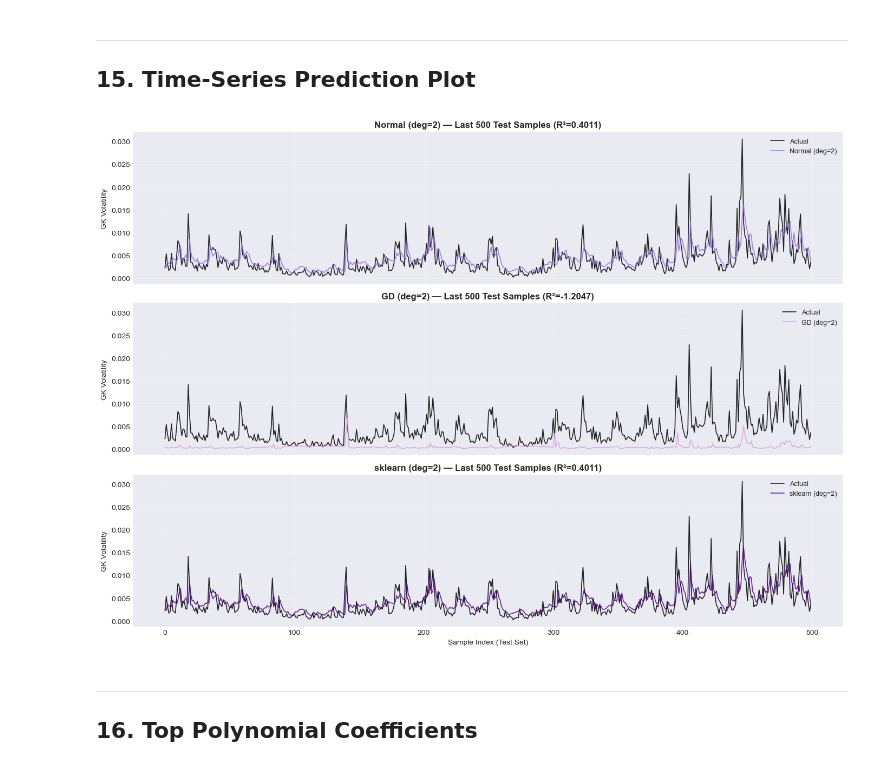
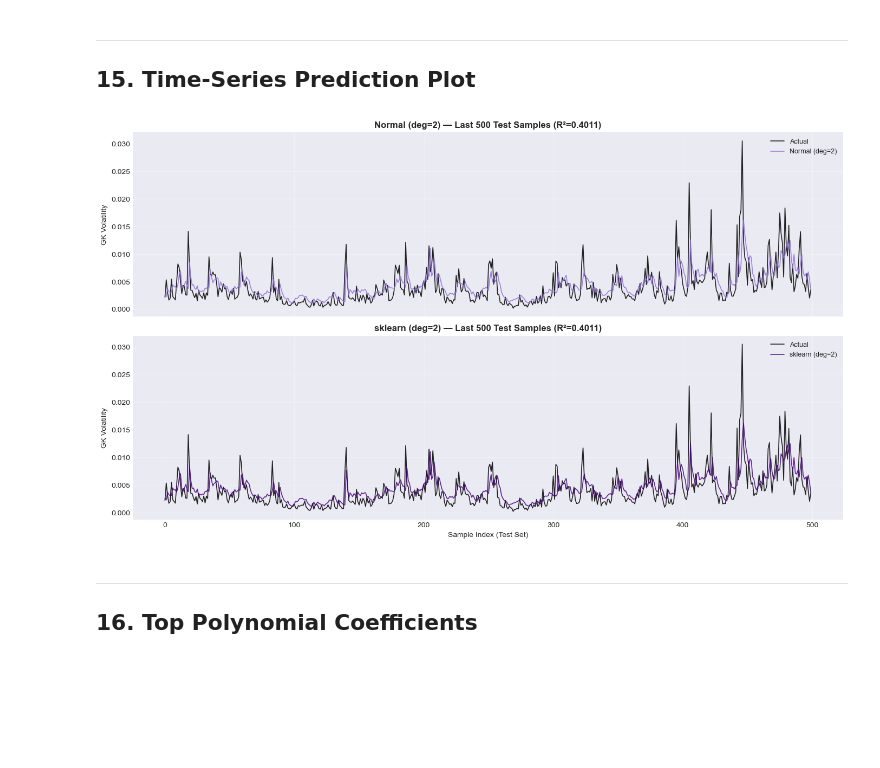
Before and after one commit to mihiniboteju/cryptoflow, a Jupyter notebook: Notebooks/4C_polynomial_regression.ipynb, the cells around one changed output. Cells and saved outputs as stored; diff of their text form; code cells hidden in the pictures; blank space fills up the shorter version.

```diff
--- a/Notebooks/4C_polynomial_regression.ipynb
+++ b/Notebooks/4C_polynomial_regression.ipynb
@@ -584,6 +471,0 @@ Poly sklearn (deg=2)          4908.0  2647.0  2670.0   410.0    0.7104     0.647
-# %%
-for name, res in bin_results.items():
-    y_pred_bin = (models_pred[name][1] >= threshold).astype(int)
-    safe_name  = name.replace(' ', '_').replace('(', '').replace(')', '').replace('=','').replace(',','')
-    plot_confusion_matrix(y_true_bin, y_pred_bin, name,
-                          os.path.join(PLOTS_DIR, f'cm_poly_{safe_name}.png'))
@@ -643,0 +472,14 @@ plt.show()
+# %%
+# Loss curve for Normal Equation (single point) — shown as reference
+fig, ax = plt.subplots(figsize=(8, 5))
+ax.bar(['Normal Eq (scratch)', 'sklearn'],
+       [r2_score(y_train, y_pred_train_normal), r2_score(y_train, y_pred_train_sk)],
+       color=['mediumpurple', 'indigo'], edgecolor='black', alpha=0.85)
+ax.set_ylabel('Train R²')
+ax.set_title(f'Polynomial Regression — Train R² (deg={best_deg})', fontweight='bold')
+ax.grid(axis='y', alpha=0.4)
+for i, v in enumerate([r2_score(y_train, y_pred_train_normal), r2_score(y_train, y_pred_train_sk)]):
+    ax.text(i, v + 0.001, f'{v:.4f}', ha='center', va='bottom', fontsize=11)
+plt.tight_layout()
+plt.savefig(os.path.join(PLOTS_DIR, 'poly_loss_curves.png'), dpi=150, bbox_inches='tight')
+plt.show()
@@ -645,12 +489,12 @@ plt.show()
 ---
 ## 14. Actual vs Predicted & Residual Analysis
 # %%
-fig, axes = plt.subplots(3, 3, figsize=(16, 13))
 pred_list = [
     (f'Normal (deg={best_deg})', y_pred_test_normal, 'mediumpurple'),
-    (f'GD (deg={best_deg})',     y_pred_test_gd,     'plum'),
     (f'sklearn (deg={best_deg})',y_pred_test_sk,     'indigo'),
 ]
+
+fig, axes = plt.subplots(2, 3, figsize=(16, 9))
 
 for col, (title, y_pred, color) in enumerate(pred_list):
     axes[0,col].scatter(y_test, y_pred, alpha=0.25, s=8, color=color)
@@ -668,11 +512,14 @@ for col, (title, y_pred, color) in enumerate(pred_list):
     axes[1,col].set_xlabel('Predicted'); axes[1,col].set_ylabel('Residuals')
     axes[1,col].grid(alpha=0.3)
 
-    axes[2,col].hist(res, bins=60, color=color, alpha=0.75, edgecolor='black')
-    axes[2,col].axvline(0, color='black', lw=1.5, ls='--')
-    axes[2,col].set_title(f'{title}\nResidual Distribution', fontweight='bold')
-    axes[2,col].set_xlabel('Residual'); axes[2,col].set_ylabel('Count')
-    axes[2,col].grid(alpha=0.3)
+# Residual distribution comparison in last panel
+for title, y_pred, color in pred_list:
+    axes[0,2].hist(y_test - y_pred, bins=60, alpha=0.6, color=color, edgecolor='black', label=title)
+axes[0,2].axvline(0, color='black', lw=1.5, ls='--')
+axes[0,2].set_title('Residual Distribution Comparison', fontweight='bold')
+axes[0,2].set_xlabel('Residual'); axes[0,2].legend(fontsize=8); axes[0,2].grid(alpha=0.3)
+
+axes[1,2].axis('off')  # blank panel
 
 plt.tight_layout()
 plt.savefig(os.path.join(PLOTS_DIR, 'poly_residual_analysis.png'), dpi=150, bbox_inches='tight')
@@ -684,21 +531,21 @@ plt.show()
 ## 15. Time-Series Prediction Plot
 # %%
 n_plot = 500
-fig, axes = plt.subplots(3, 1, figsize=(14, 10), sharex=True)
+fig, axes = plt.subplots(2, 1, figsize=(14, 8), sharex=True)
 
 for ax, (title, y_pred, color) in zip(axes, pred_list):
     ax.plot(range(n_plot), y_test[-n_plot:], color='black', lw=1.2, label='Actual', alpha=0.85)
     ax.plot(range(n_plot), y_pred[-n_plot:], color=color,   lw=1.2, label=title,   alpha=0.85)
     r2 = r2_score(y_test, y_pred)
     ax.set_title(f'{title} — Last {n_plot} Test Samples (R²={r2:.4f})', fontweight='bold')
     ax.set_ylabel('GK Volatility'); ax.legend(fontsize=9); ax.grid(alpha=0.3)
 
 axes[-1].set_xlabel('Sample Index (Test Set)')
 plt.tight_layout()
 plt.savefig(os.path.join(PLOTS_DIR, 'poly_time_series.png'), dpi=150, bbox_inches='tight')
 plt.show()
 # %% [output]
-[figure, old version]
+[figure, new version]
 # %% [markdown]
 ---
 ## 16. Top Polynomial Coefficients
```
Also changed, not shown: parts of 22 cells of this notebook.
